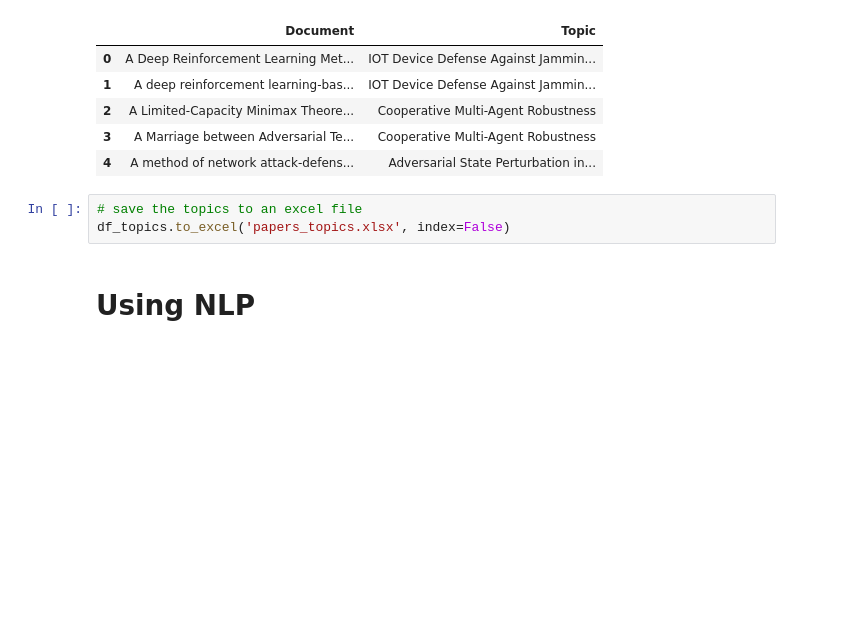
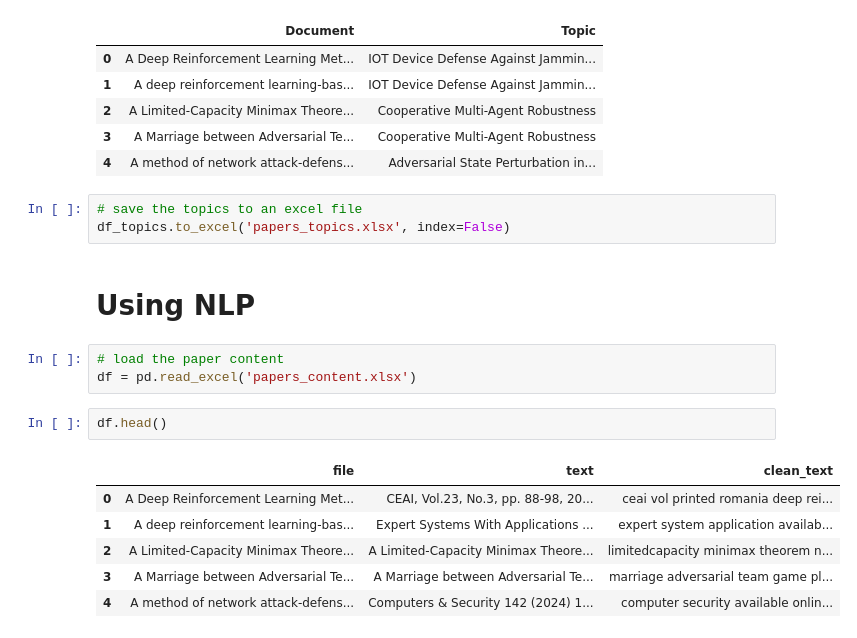
Before and after one commit to HamBa-m/sci-scraper, a Jupyter notebook: notebooks/cluster.ipynb, the cells around one changed output. Drawn from its saved outputs; the diff is of its cells as text; blank space fills up the shorter version.

Commit message:
add papers content without preprocessing

```diff
--- a/notebooks/cluster.ipynb
+++ b/notebooks/cluster.ipynb
@@ -315,3 +302,15 @@ df_topics.head()
 df_topics.to_excel('papers_topics.xlsx', index=False)
 # %% [markdown]
 # Using NLP
+# %%
+# load the paper content
+df = pd.read_excel('papers_content.xlsx')
+# %%
+df.head()
+# %% [output]
+|  | file | text | clean_text |
+| 0 | A Deep Reinforcement Learning Met... | CEAI, Vol.23, No.3, pp. 88-98, 20... | ceai vol printed romania deep rei... |
+| 1 | A deep reinforcement learning-bas... | Expert Systems With Applications ... | expert system application availab... |
+| 2 | A Limited-Capacity Minimax Theore... | A Limited-Capacity Minimax Theore... | limitedcapacity minimax theorem n... |
+| 3 | A Marriage between Adversarial Te... | A Marriage between Adversarial Te... | marriage adversarial team game pl... |
+| 4 | A method of network attack-defens... | Computers & Security 142 (2024) 1... | computer security available onlin... |
```
Also changed, not shown: parts of 4 cells of this notebook, 1 other file.
